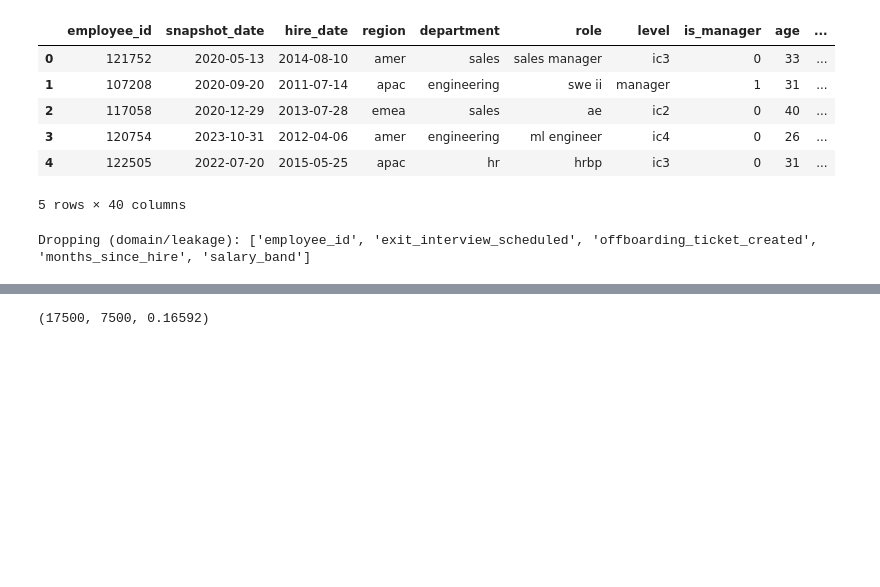
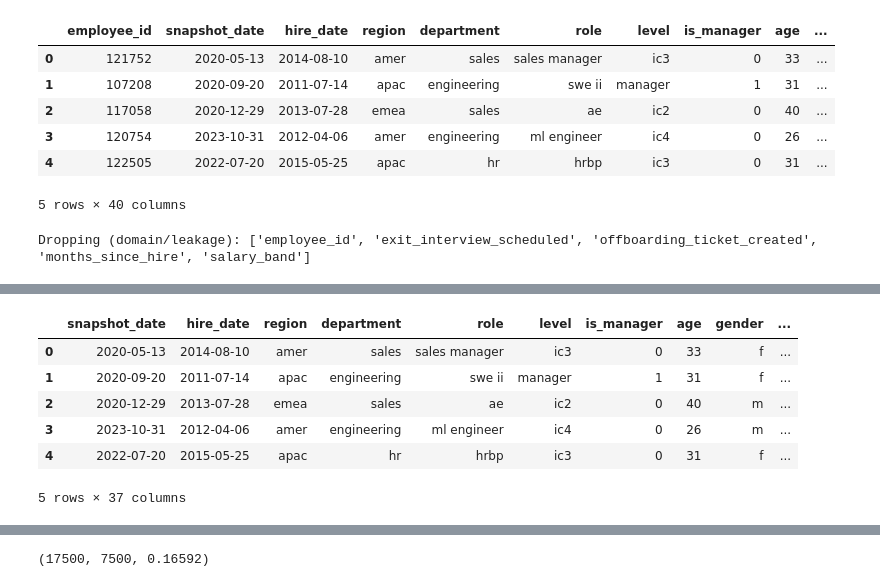
Before and after one commit to Stewart-Robertson/streamlit-hr-prediction, a Jupyter notebook: notebooks/03_modelling.ipynb, the cells around one changed output, grey strips where cells are left out. Cells and saved outputs as stored; diff of their text form; code cells hidden in the pictures; blank space fills up the shorter version.

```diff
--- a/notebooks/03_modelling.ipynb
+++ b/notebooks/03_modelling.ipynb
@@ -78,0 +99,24 @@ Dropping (domain/leakage): ['employee_id', 'exit_interview_scheduled', 'offboard
+# %%
+# Create a continuous column for poor manager/high workload risk to assist with model predictive power
+
+def make_mgmt_workload_score(df, mq_col="manager_quality", wl_col="workload_score"):
+    mq = df[mq_col]
+    wl = df[wl_col]
+
+    scaler = MinMaxScaler()
+    df["mgmt_workload_score"] = scaler.fit_transform(
+        (10 - mq + wl).to_numpy().reshape(-1, 1)
+    )
+
+    return df
+
+df_model = make_mgmt_workload_score(df_model)
+df_model.head()
+# %% [output]
+|  | snapshot_date | hire_date | region | department | role | level | is_manager | age | gender | ... |
+| 0 | 2020-05-13 | 2014-08-10 | amer | sales | sales manager | ic3 | 0 | 33 | f | ... |
+| 1 | 2020-09-20 | 2011-07-14 | apac | engineering | swe ii | manager | 1 | 31 | f | ... |
+| 2 | 2020-12-29 | 2013-07-28 | emea | sales | ae | ic2 | 0 | 40 | m | ... |
+| 3 | 2023-10-31 | 2012-04-06 | amer | engineering | ml engineer | ic4 | 0 | 26 | m | ... |
+| 4 | 2022-07-20 | 2015-05-25 | apac | hr | hrbp | ic3 | 0 | 31 | f | ... |
+5 rows × 37 columns
```
Also changed, not shown: parts of 10 cells of this notebook, 5 other files.
